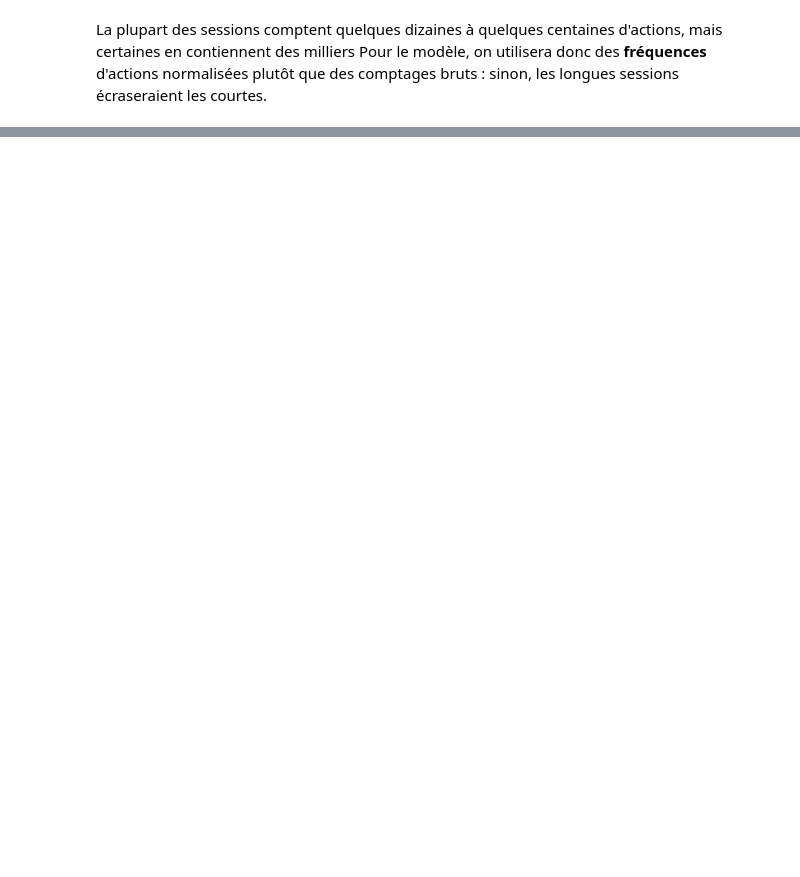
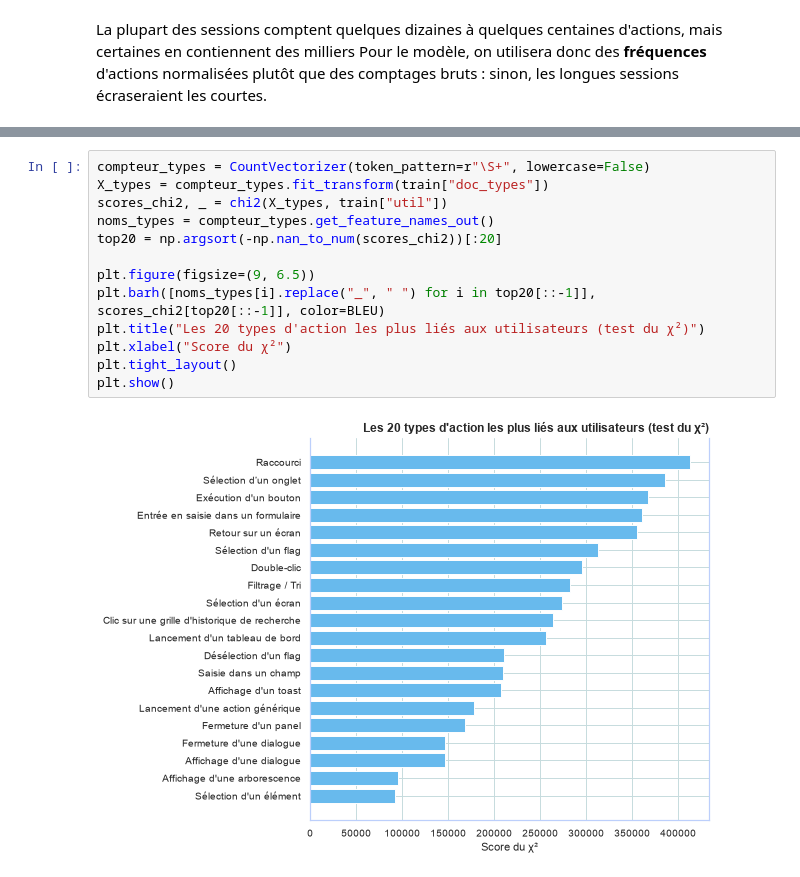
Before and after one commit to valponce/BE_DataSciences, a Jupyter notebook: src/infologic_user_identification_v2.ipynb, the cells around one changed output, grey strips where cells are left out. Cells and saved outputs as stored; diff of their text form; blank space fills up the shorter version.

```diff
--- a/src/infologic_user_identification_v2.ipynb
+++ b/src/infologic_user_identification_v2.ipynb
@@ -354,0 +435,15 @@ plt.show()
+# %%
+compteur_types = CountVectorizer(token_pattern=r"\S+", lowercase=False)
+X_types = compteur_types.fit_transform(train["doc_types"])
+scores_chi2, _ = chi2(X_types, train["util"])
+noms_types = compteur_types.get_feature_names_out()
+top20 = np.argsort(-np.nan_to_num(scores_chi2))[:20]
+
+plt.figure(figsize=(9, 6.5))
+plt.barh([noms_types[i].replace("_", " ") for i in top20[::-1]], scores_chi2[top20[::-1]], color=BLEU)
+plt.title("Les 20 types d'action les plus liés aux utilisateurs (test du χ²)")
+plt.xlabel("Score du χ²")
+plt.tight_layout()
+plt.show()
+# %% [output]
+[figure, added]
```
Also changed, not shown: parts of 35 cells of this notebook.
